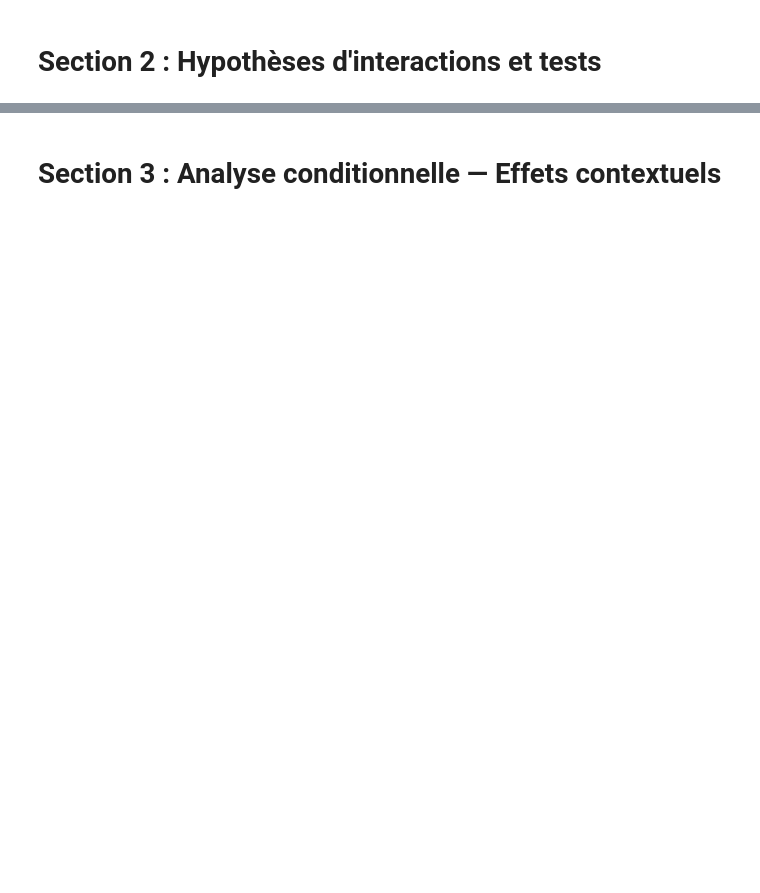
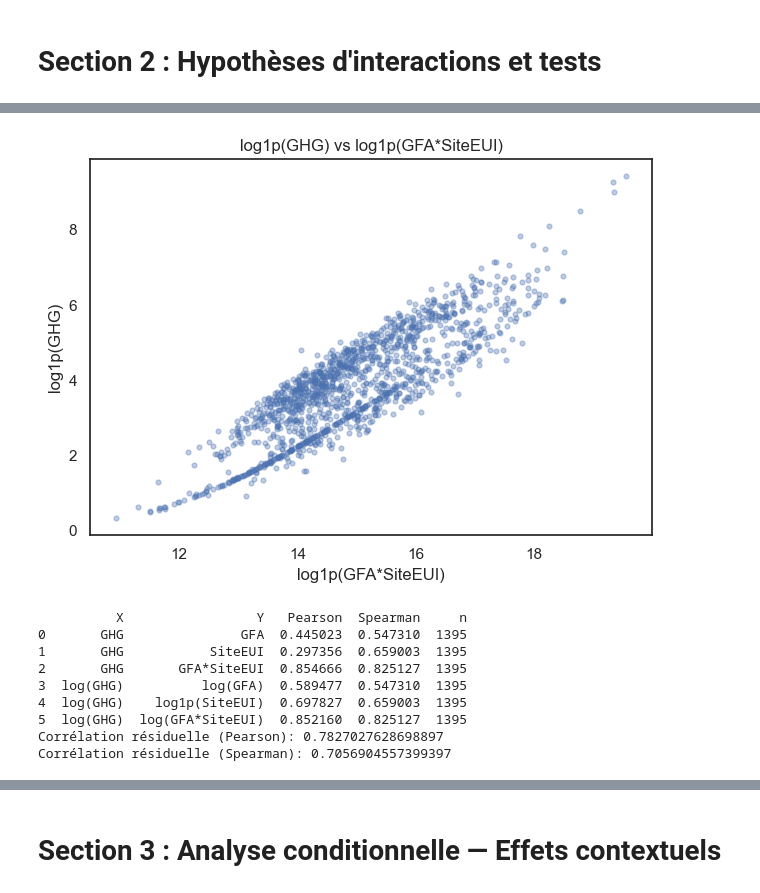
Before and after one commit to Ben10-som/ML-prediction-CO2, a Jupyter notebook: notebooks/04_multivariate_full_analysis.ipynb, the cells around one changed output, grey strips where cells are left out. Drawn from its saved outputs; the diff is of its cells as text; code cells hidden in the pictures; blank space fills up the shorter version.

```diff
--- a/notebooks/04_multivariate_full_analysis.ipynb
+++ b/notebooks/04_multivariate_full_analysis.ipynb
@@ -362,0 +193,57 @@ Au vu de ces résultats, voici les orientations pour la phase de Machine Learnin
+# %%
+# ---- colonnes
+GHG = "TotalGHGEmissions"
+GFA = "PropertyGFATotal"          # ou "PropertyGFABuilding(s)"
+EUI = "SiteEUI(kBtu/sf)"          # ou "SiteEUI"
+
+df1 = df.copy()
+df1 = df1.dropna(subset=[GHG, GFA, EUI])
+df1 = df1[(df1[GHG] >= 0) & (df1[GFA] > 0) & (df1[EUI] > 0)]
+
+df1["Interaction_Size_Intensity"] = df1[GFA] * df1[EUI]
+
+# Scatter (souvent plus lisible en log)
+scatter_xy(
+    x=np.log1p(df1["Interaction_Size_Intensity"]),
+    y=np.log1p(df1[GHG]),
+    title="log1p(GHG) vs log1p(GFA*SiteEUI)",
+    xlabel="log1p(GFA*SiteEUI)",
+    ylabel="log1p(GHG)"
+)
+
+# Corrélations comparées
+res = []
+res.append({"X":"GHG", "Y":"GFA", **corr_pair(df1[GHG], df1[GFA])})
+res.append({"X":"GHG", "Y":"SiteEUI", **corr_pair(df1[GHG], df1[EUI])})
+res.append({"X":"GHG", "Y":"GFA*SiteEUI", **corr_pair(df1[GHG], df1["Interaction_Size_Intensity"])})
+res.append({"X":"log(GHG)", "Y":"log(GFA)", **corr_pair(np.log1p(df1[GHG]), np.log(df1[GFA]))})
+res.append({"X":"log(GHG)", "Y":"log1p(SiteEUI)", **corr_pair(np.log1p(df1[GHG]), np.log1p(df1[EUI]))})
+res.append({"X":"log(GHG)", "Y":"log(GFA*SiteEUI)", **corr_pair(np.log1p(df1[GHG]), np.log(df1["Interaction_Size_Intensity"]))})
+corr_table = pd.DataFrame(res)
+print(corr_table)
+
+# Corrélation résiduelle (au-delà de la taille)
+df1["log_GHG"] = np.log1p(df1[GHG])
+df1["log_GFA"] = np.log(df1[GFA])
+df1["log_Interact"] = np.log(df1["Interaction_Size_Intensity"])
+
+X = sm.add_constant(df1["log_GFA"])
+m_ghg = sm.OLS(df1["log_GHG"], X).fit()
+m_int = sm.OLS(df1["log_Interact"], X).fit()
+
+df1["GHG_resid"] = m_ghg.resid
+df1["Interact_resid"] = m_int.resid
+
+print("Corrélation résiduelle (Pearson):", corr_pair(df1["GHG_resid"], df1["Interact_resid"])["Pearson"])
+print("Corrélation résiduelle (Spearman):", corr_pair(df1["GHG_resid"], df1["Interact_resid"])["Spearman"])
+# %% [output]
+[figure, added]
+          X                 Y   Pearson  Spearman     n
+0       GHG               GFA  0.445023  0.547310  1395
+1       GHG           SiteEUI  0.297356  0.659003  1395
+2       GHG       GFA*SiteEUI  0.854666  0.825127  1395
+3  log(GHG)          log(GFA)  0.589477  0.547310  1395
+4  log(GHG)    log1p(SiteEUI)  0.697827  0.659003  1395
+5  log(GHG)  log(GFA*SiteEUI)  0.852160  0.825127  1395
+Corrélation résiduelle (Pearson): 0.7827027628698897
+Corrélation résiduelle (Spearman): 0.7056904557399397
```
Also changed, not shown: parts of 59 cells of this notebook, 1 other file.
